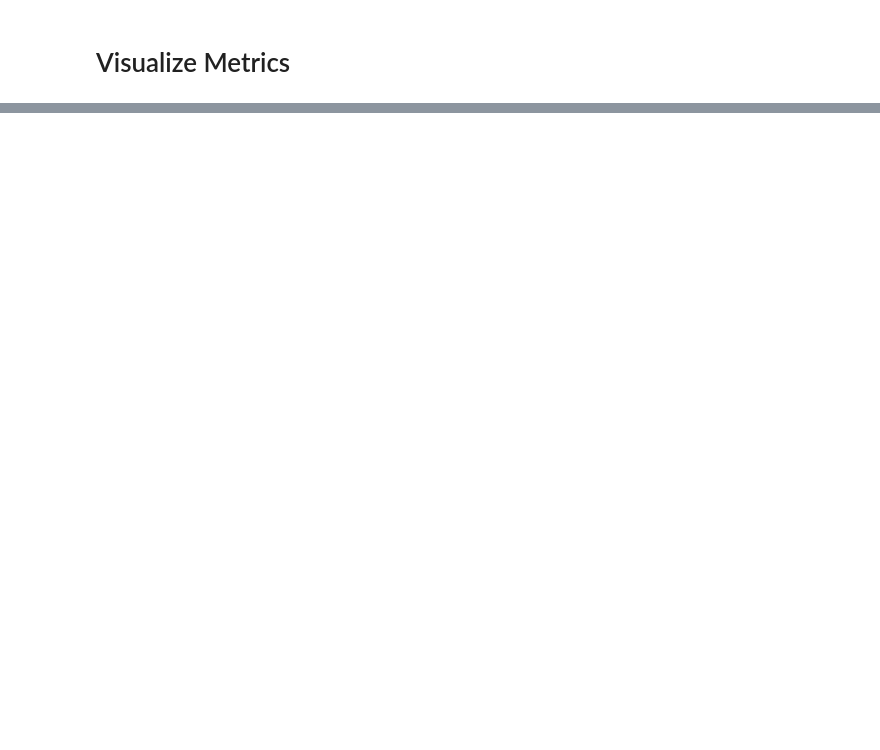
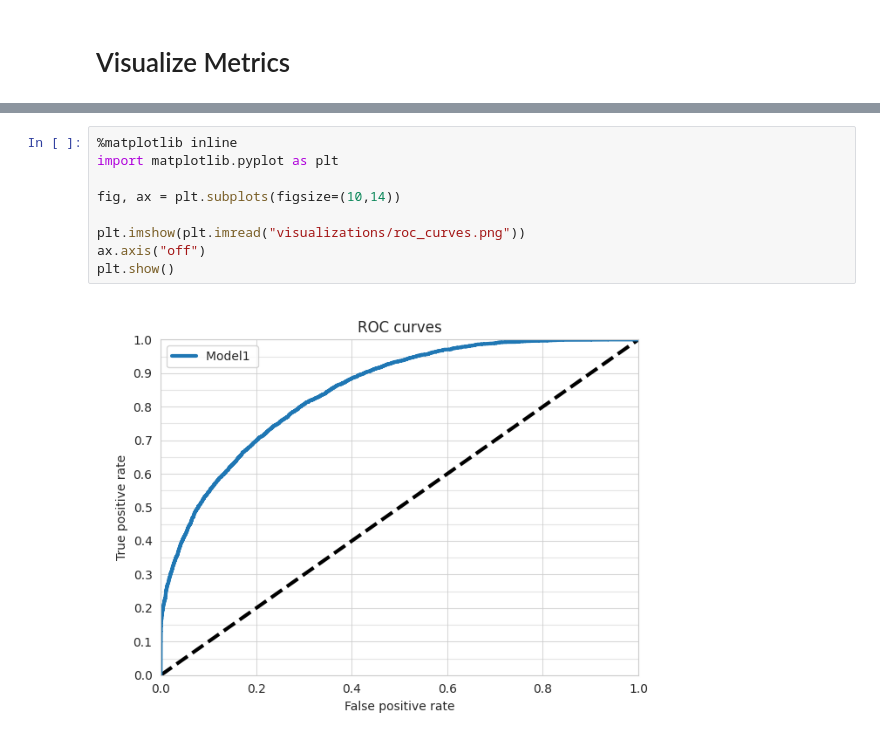
Before and after one commit to ludwig-ai/ludwig-docs, a Jupyter notebook: docs/examples/adult_census_income_colab_notebooks/Adult_Census_Income_Classification_with_Ludwig_CLI.ipynb, the cells around one changed output, grey strips where cells are left out. Cells and saved outputs as stored; diff of their text form; blank space fills up the shorter version.

Commit message:
working visualizations

```diff
--- a/docs/examples/adult_census_income_colab_notebooks/Adult_Census_Income_Classification_with_Ludwig_CLI.ipynb
+++ b/docs/examples/adult_census_income_colab_notebooks/Adult_Census_Income_Classification_with_Ludwig_CLI.ipynb
@@ -148,0 +150,11 @@ KeyError: 'str2idx'
+# %%
+%matplotlib inline
+import matplotlib.pyplot as plt
+
+fig, ax = plt.subplots(figsize=(10,14))
+
+plt.imshow(plt.imread("visualizations/roc_curves.png"))
+ax.axis("off")
+plt.show()
+# %% [output]
+[figure, added]
```
Also changed, not shown: parts of 8 cells of this notebook.
